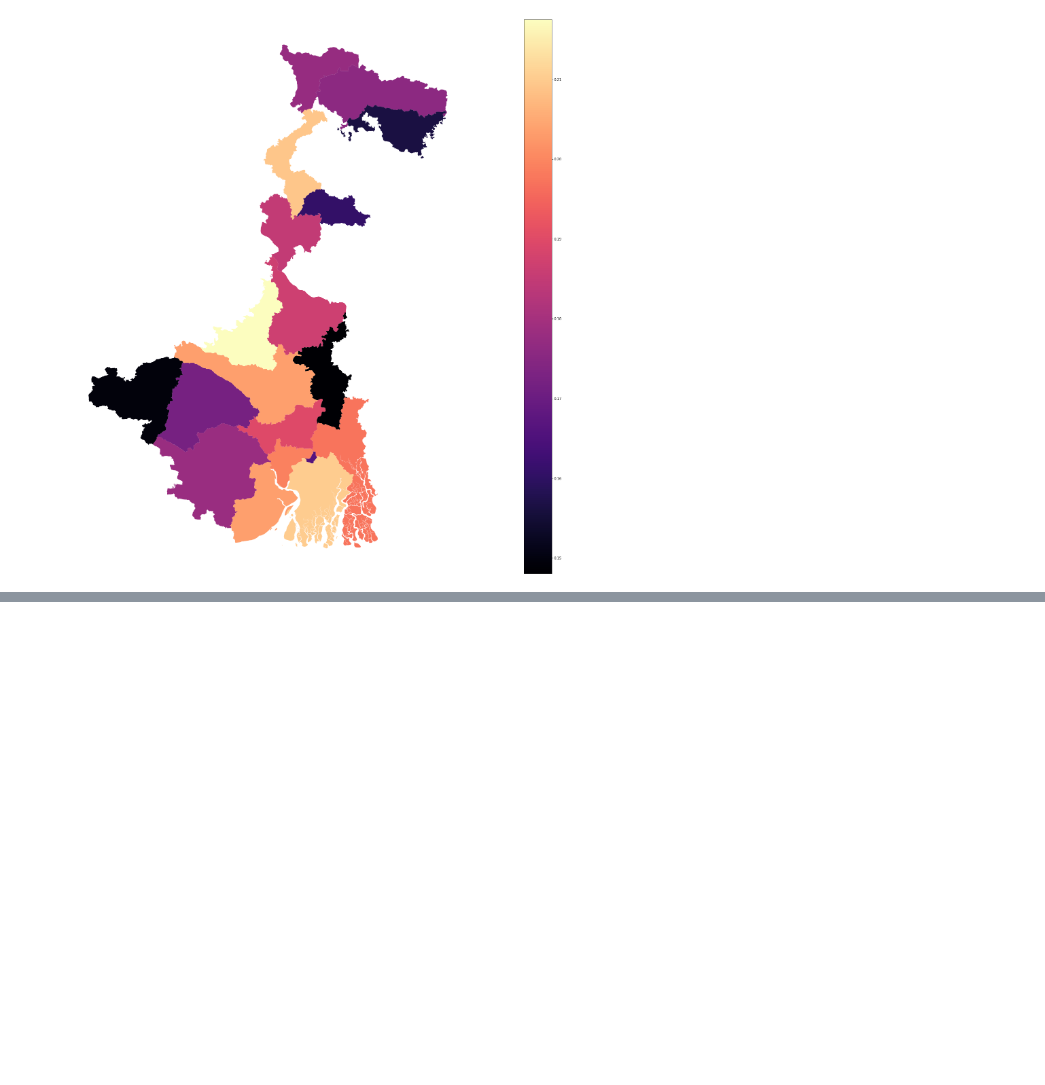
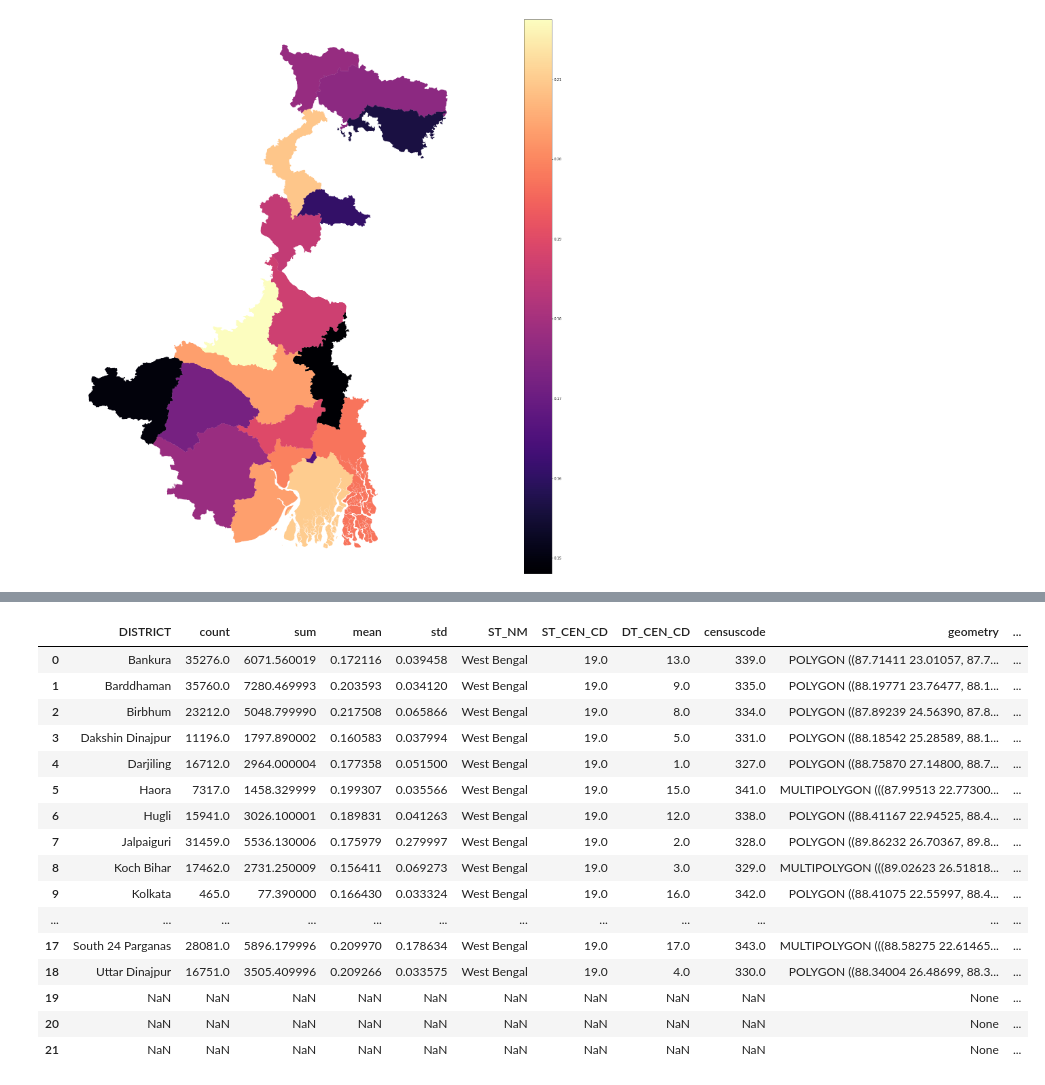
Before and after one commit to JayMan91/COVIDNightBand, a Jupyter notebook: Visual Geodata.ipynb, the cells around one changed output, grey strips where cells are left out. Drawn from its saved outputs; the diff is of its cells as text; code cells hidden in the pictures; blank space fills up the shorter version.

```diff
--- a/Visual Geodata.ipynb
+++ b/Visual Geodata.ipynb
@@ -429,0 +533,20 @@ plt.show()
+# %%
+wb_17_12
+# %% [output]
+|  | DISTRICT | count | sum | mean | std | ST_NM | ST_CEN_CD | DT_CEN_CD | censuscode | geometry | ... |
+| 0 | Bankura | 35276.0 | 6071.560019 | 0.172116 | 0.039458 | West Bengal | 19.0 | 13.0 | 339.0 | POLYGON ((87.71411 23.01057, 87.7... | ... |
+| 1 | Barddhaman | 35760.0 | 7280.469993 | 0.203593 | 0.034120 | West Bengal | 19.0 | 9.0 | 335.0 | POLYGON ((88.19771 23.76477, 88.1... | ... |
+| 2 | Birbhum | 23212.0 | 5048.799990 | 0.217508 | 0.065866 | West Bengal | 19.0 | 8.0 | 334.0 | POLYGON ((87.89239 24.56390, 87.8... | ... |
+| 3 | Dakshin Dinajpur | 11196.0 | 1797.890002 | 0.160583 | 0.037994 | West Bengal | 19.0 | 5.0 | 331.0 | POLYGON ((88.18542 25.28589, 88.1... | ... |
+| 4 | Darjiling | 16712.0 | 2964.000004 | 0.177358 | 0.051500 | West Bengal | 19.0 | 1.0 | 327.0 | POLYGON ((88.75870 27.14800, 88.7... | ... |
+| 5 | Haora | 7317.0 | 1458.329999 | 0.199307 | 0.035566 | West Bengal | 19.0 | 15.0 | 341.0 | MULTIPOLYGON (((87.99513 22.77300... | ... |
+| 6 | Hugli | 15941.0 | 3026.100001 | 0.189831 | 0.041263 | West Bengal | 19.0 | 12.0 | 338.0 | POLYGON ((88.41167 22.94525, 88.4... | ... |
+| 7 | Jalpaiguri | 31459.0 | 5536.130006 | 0.175979 | 0.279997 | West Bengal | 19.0 | 2.0 | 328.0 | POLYGON ((89.86232 26.70367, 89.8... | ... |
+| 8 | Koch Bihar | 17462.0 | 2731.250009 | 0.156411 | 0.069273 | West Bengal | 19.0 | 3.0 | 329.0 | MULTIPOLYGON (((89.02623 26.51818... | ... |
+| 9 | Kolkata | 465.0 | 77.390000 | 0.166430 | 0.033324 | West Bengal | 19.0 | 16.0 | 342.0 | POLYGON ((88.41075 22.55997, 88.4... | ... |
+| ... | ... | ... | ... | ... | ... | ... | ... | ... | ... | ... | ... |
+| 17 | South 24 Parganas | 28081.0 | 5896.179996 | 0.209970 | 0.178634 | West Bengal | 19.0 | 17.0 | 343.0 | MULTIPOLYGON (((88.58275 22.61465... | ... |
+| 18 | Uttar Dinajpur | 16751.0 | 3505.409996 | 0.209266 | 0.033575 | West Bengal | 19.0 | 4.0 | 330.0 | POLYGON ((88.34004 26.48699, 88.3... | ... |
+| 19 | NaN | NaN | NaN | NaN | NaN | NaN | NaN | NaN | NaN | None | ... |
+| 20 | NaN | NaN | NaN | NaN | NaN | NaN | NaN | NaN | NaN | None | ... |
+| 21 | NaN | NaN | NaN | NaN | NaN | NaN | NaN | NaN | NaN | None | ... |
```
Also changed, not shown: parts of 17 cells of this notebook, 37 other files.
